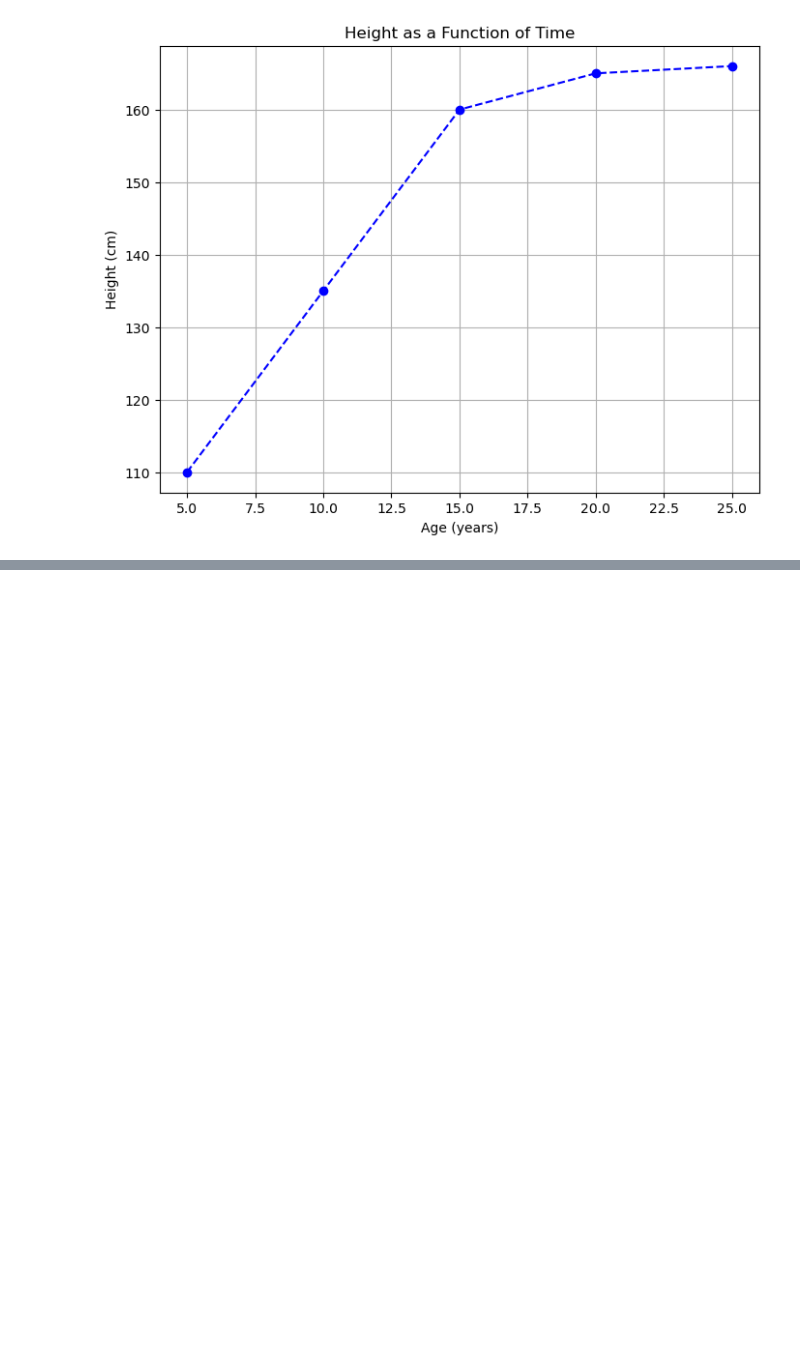
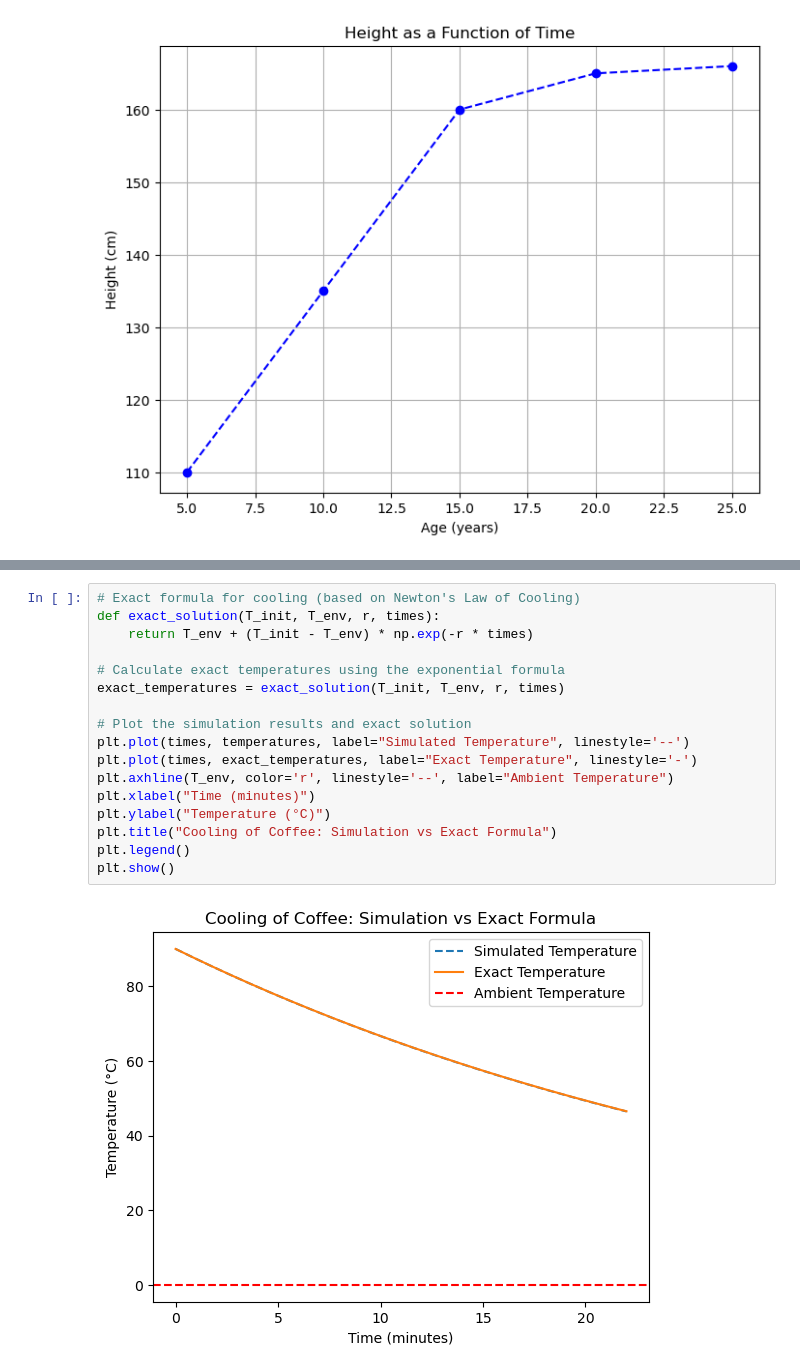
Before and after one commit to rasnarim/PhyPy, a Jupyter notebook: ScalarSanctuary.ipynb, the cells around one changed output, grey strips where cells are left out. Cells and saved outputs as stored; diff of their text form; blank space fills up the shorter version.

```diff
--- a/ScalarSanctuary.ipynb
+++ b/ScalarSanctuary.ipynb
@@ -451,0 +495,19 @@ plt.show()  # Display the plot
+# %%
+# Exact formula for cooling (based on Newton's Law of Cooling)
+def exact_solution(T_init, T_env, r, times):
+    return T_env + (T_init - T_env) * np.exp(-r * times)
+
+# Calculate exact temperatures using the exponential formula
+exact_temperatures = exact_solution(T_init, T_env, r, times)
+
+# Plot the simulation results and exact solution
+plt.plot(times, temperatures, label="Simulated Temperature", linestyle='--')
+plt.plot(times, exact_temperatures, label="Exact Temperature", linestyle='-')
+plt.axhline(T_env, color='r', linestyle='--', label="Ambient Temperature")
+plt.xlabel("Time (minutes)")
+plt.ylabel("Temperature (°C)")
+plt.title("Cooling of Coffee: Simulation vs Exact Formula")
+plt.legend()
+plt.show()
+# %% [output]
+[figure, added]
```
Also changed, not shown: parts of 8 cells of this notebook.
